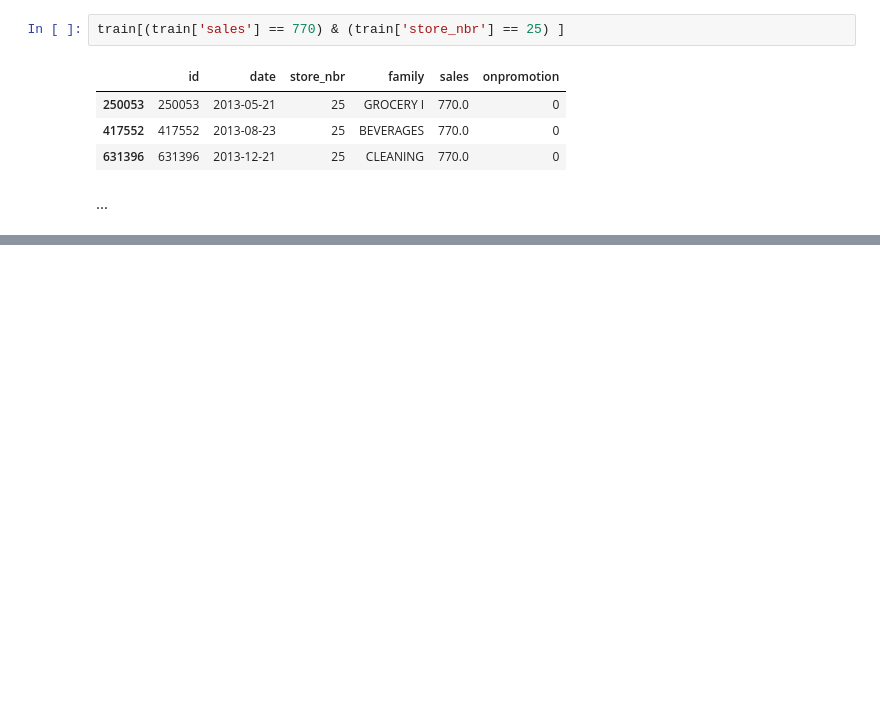
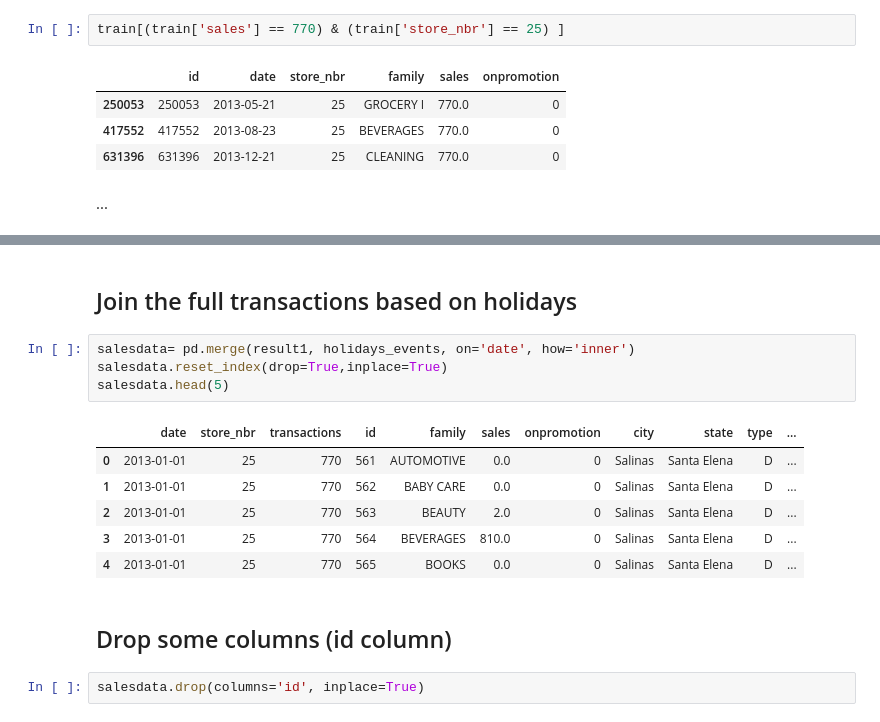
Before and after one commit to aaronayitey/LP3-Time-Series-Analysis, a Jupyter notebook: code.ipynb, the cells around one changed output, grey strips where cells are left out. Cells and saved outputs as stored; diff of their text form; blank space fills up the shorter version.

```diff
--- a/code.ipynb
+++ b/code.ipynb
@@ -115,0 +165,17 @@ train[(train['sales'] == 770) & (train['store_nbr'] == 25) ]
+# %% [markdown]
+## Join the full transactions based on holidays
+# %%
+salesdata= pd.merge(result1, holidays_events, on='date', how='inner')
+salesdata.reset_index(drop=True,inplace=True)
+salesdata.head(5)
+# %% [output]
+|  | date | store_nbr | transactions | id | family | sales | onpromotion | city | state | type | ... |
+| 0 | 2013-01-01 | 25 | 770 | 561 | AUTOMOTIVE | 0.0 | 0 | Salinas | Santa Elena | D | ... |
+| 1 | 2013-01-01 | 25 | 770 | 562 | BABY CARE | 0.0 | 0 | Salinas | Santa Elena | D | ... |
+| 2 | 2013-01-01 | 25 | 770 | 563 | BEAUTY | 2.0 | 0 | Salinas | Santa Elena | D | ... |
+| 3 | 2013-01-01 | 25 | 770 | 564 | BEVERAGES | 810.0 | 0 | Salinas | Santa Elena | D | ... |
+| 4 | 2013-01-01 | 25 | 770 | 565 | BOOKS | 0.0 | 0 | Salinas | Santa Elena | D | ... |
+# %% [markdown]
+## Drop some columns (id column)
+# %%
+salesdata.drop(columns='id', inplace=True)
```
Also changed, not shown: parts of 16 cells of this notebook.
